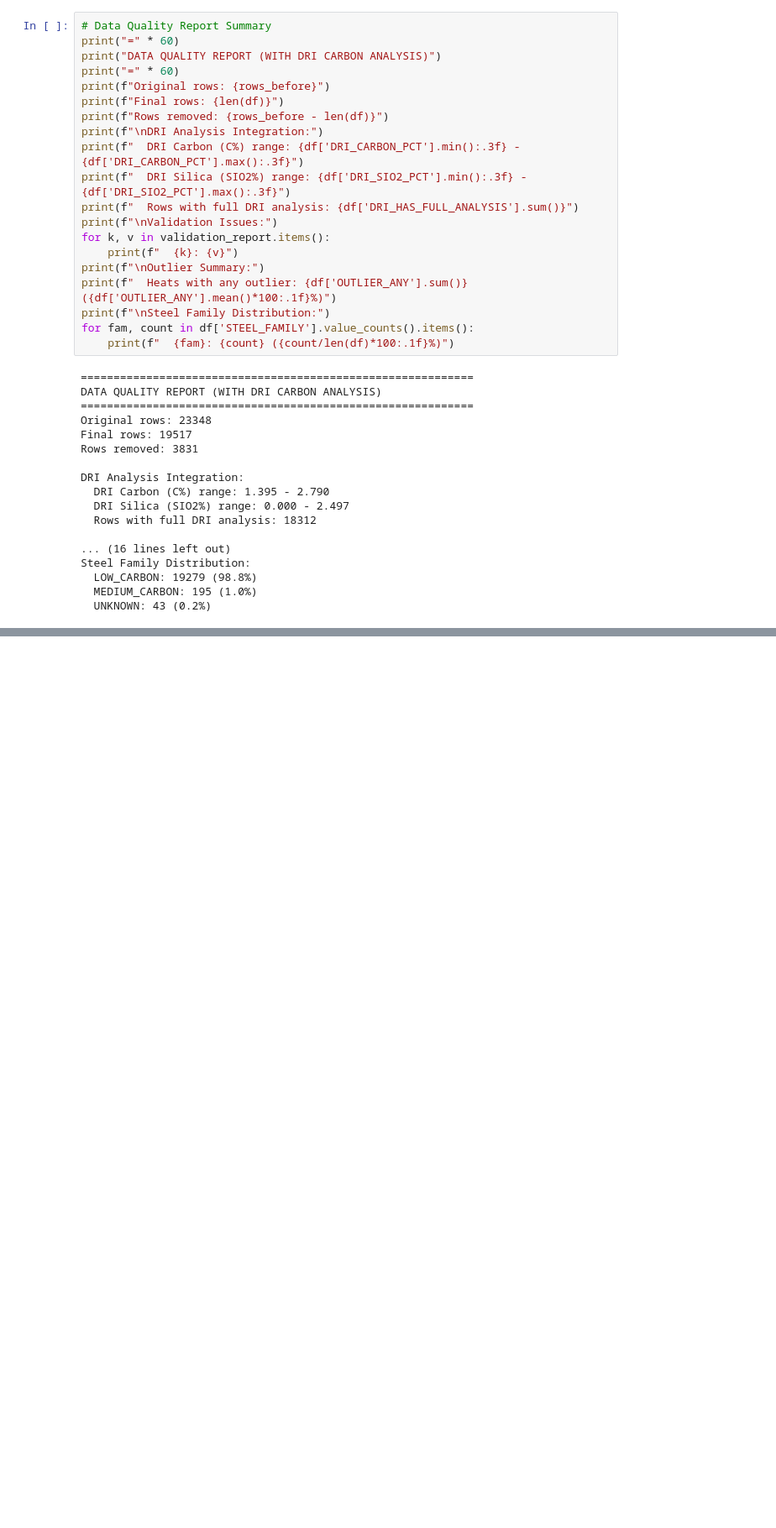
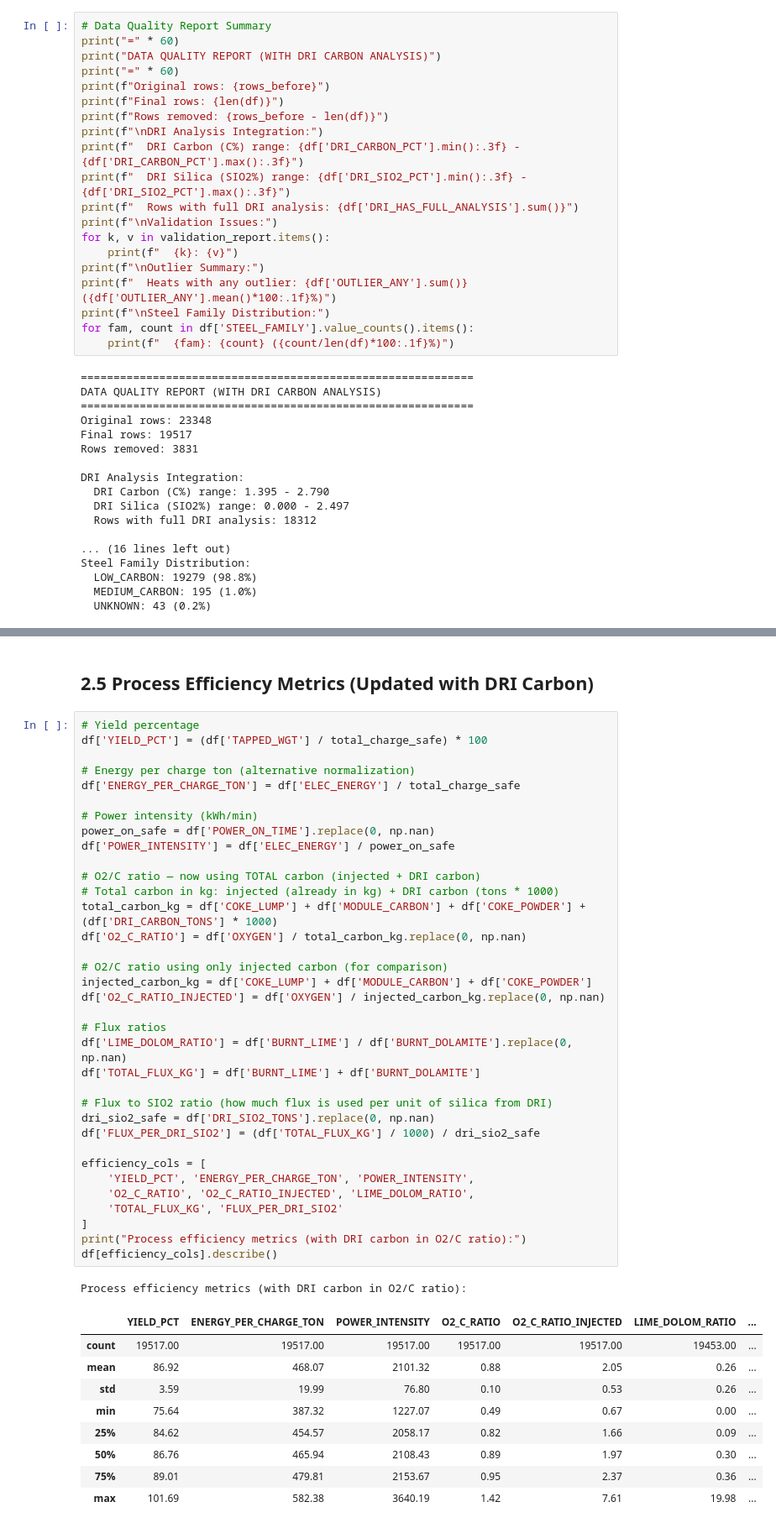
Before and after one commit to sanad-code/udacity-aimaster-capstone-ai-programming-foundations-project, a Jupyter notebook: data-workflow/data_workflow.ipynb, the cells around one changed output, grey strips where cells are left out. Shown at 84% size. Drawn from its saved outputs; the diff is of its cells as text; blank space fills up the shorter version.

```diff
--- a/data-workflow/data_workflow.ipynb
+++ b/data-workflow/data_workflow.ipynb
@@ -766,0 +1022,48 @@ Steel Family Distribution:
+# %% [markdown]
+## 2.5 Process Efficiency Metrics (Updated with DRI Carbon)
+# %%
+# Yield percentage
+df['YIELD_PCT'] = (df['TAPPED_WGT'] / total_charge_safe) * 100
+
+# Energy per charge ton (alternative normalization)
+df['ENERGY_PER_CHARGE_TON'] = df['ELEC_ENERGY'] / total_charge_safe
+
+# Power intensity (kWh/min)
+power_on_safe = df['POWER_ON_TIME'].replace(0, np.nan)
+df['POWER_INTENSITY'] = df['ELEC_ENERGY'] / power_on_safe
+
+# O2/C ratio — now using TOTAL carbon (injected + DRI carbon)
+# Total carbon in kg: injected (already in kg) + DRI carbon (tons * 1000)
+total_carbon_kg = df['COKE_LUMP'] + df['MODULE_CARBON'] + df['COKE_POWDER'] + (df['DRI_CARBON_TONS'] * 1000)
+df['O2_C_RATIO'] = df['OXYGEN'] / total_carbon_kg.replace(0, np.nan)
+
+# O2/C ratio using only injected carbon (for comparison)
+injected_carbon_kg = df['COKE_LUMP'] + df['MODULE_CARBON'] + df['COKE_POWDER']
+df['O2_C_RATIO_INJECTED'] = df['OXYGEN'] / injected_carbon_kg.replace(0, np.nan)
+
+# Flux ratios
+df['LIME_DOLOM_RATIO'] = df['BURNT_LIME'] / df['BURNT_DOLAMITE'].replace(0, np.nan)
+df['TOTAL_FLUX_KG'] = df['BURNT_LIME'] + df['BURNT_DOLAMITE']
+
+# Flux to SIO2 ratio (how much flux is used per unit of silica from DRI)
+dri_sio2_safe = df['DRI_SIO2_TONS'].replace(0, np.nan)
+df['FLUX_PER_DRI_SIO2'] = (df['TOTAL_FLUX_KG'] / 1000) / dri_sio2_safe
+
+efficiency_cols = [
+    'YIELD_PCT', 'ENERGY_PER_CHARGE_TON', 'POWER_INTENSITY',
+    'O2_C_RATIO', 'O2_C_RATIO_INJECTED', 'LIME_DOLOM_RATIO',
+    'TOTAL_FLUX_KG', 'FLUX_PER_DRI_SIO2'
+]
+print("Process efficiency metrics (with DRI carbon in O2/C ratio):")
+df[efficiency_cols].describe()
+# %% [output]
+Process efficiency metrics (with DRI carbon in O2/C ratio):
+|  | YIELD_PCT | ENERGY_PER_CHARGE_TON | POWER_INTENSITY | O2_C_RATIO | O2_C_RATIO_INJECTED | LIME_DOLOM_RATIO | ... |
+| count | 19517.00 | 19517.00 | 19517.00 | 19517.00 | 19517.00 | 19453.00 | ... |
+| mean | 86.92 | 468.07 | 2101.32 | 0.88 | 2.05 | 0.26 | ... |
+| std | 3.59 | 19.99 | 76.80 | 0.10 | 0.53 | 0.26 | ... |
+| min | 75.64 | 387.32 | 1227.07 | 0.49 | 0.67 | 0.00 | ... |
+| 25% | 84.62 | 454.57 | 2058.17 | 0.82 | 1.66 | 0.09 | ... |
+| 50% | 86.76 | 465.94 | 2108.43 | 0.89 | 1.97 | 0.30 | ... |
+| 75% | 89.01 | 479.81 | 2153.67 | 0.95 | 2.37 | 0.36 | ... |
+| max | 101.69 | 582.38 | 3640.19 | 1.42 | 7.61 | 19.98 | ... |
```
Also changed, not shown: parts of 19 cells of this notebook, 2 other files.
